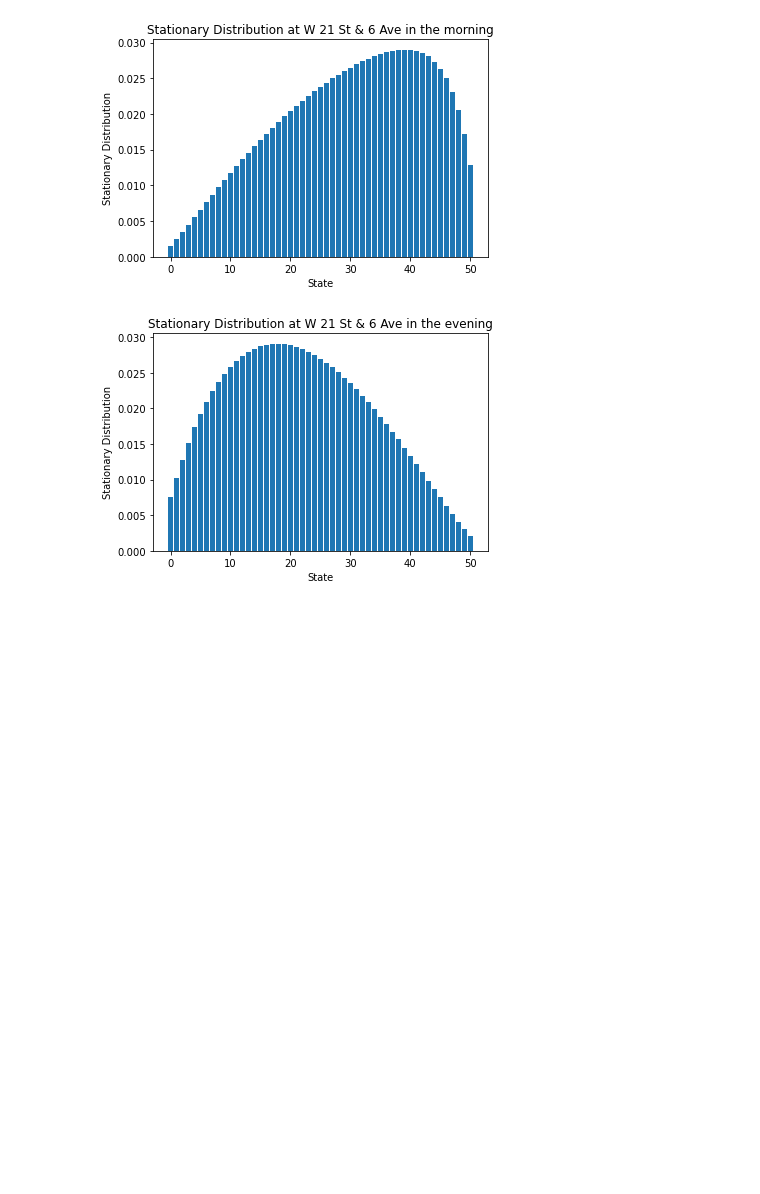
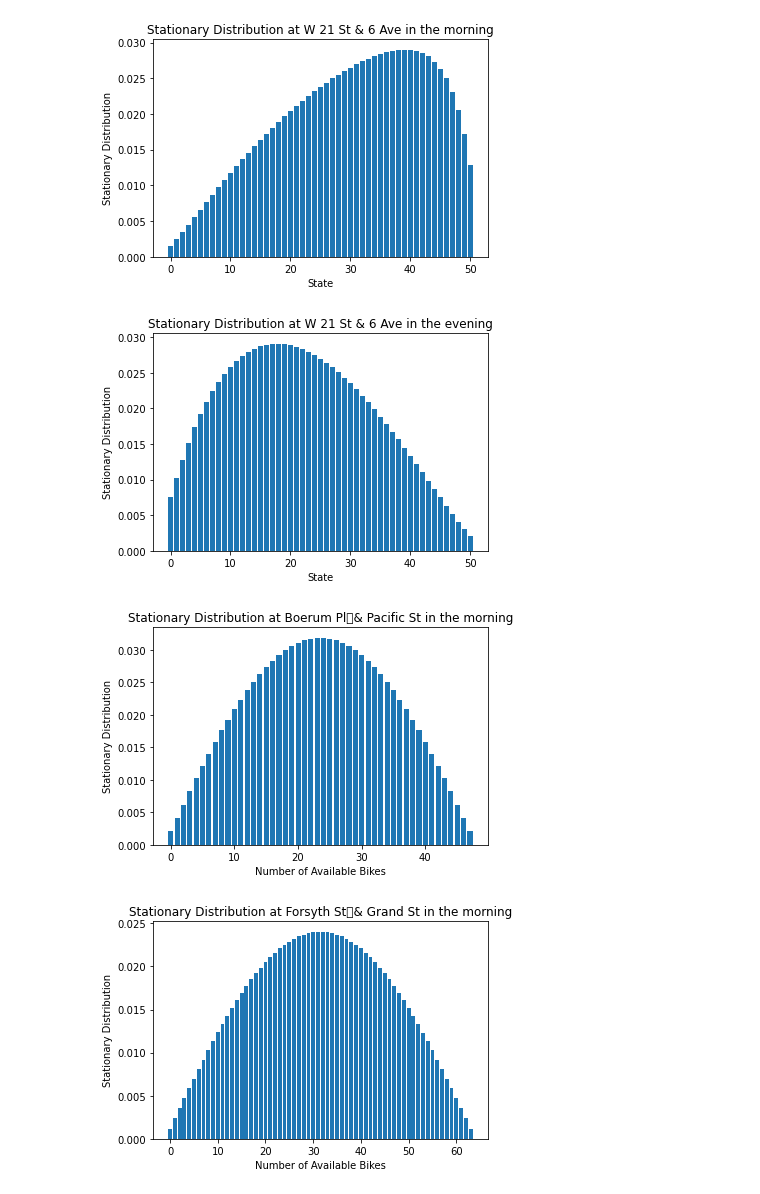
Before and after one commit to hoangdang62/Modeling-Availability-of-Citi-Bike-Stations, a Jupyter notebook: citibike-latest.ipynb, the cells around one changed output. Drawn from its saved outputs; the diff is of its cells as text; code cells hidden in the pictures; blank space fills up the shorter version.

```diff
--- a/citibike-latest.ipynb
+++ b/citibike-latest.ipynb
@@ -162,3 +162,35 @@ The steady-state number of bikes of the W 21 St & 6 Ave station in the evening i
 [figure]
 [figure]
 [figure]
+# %%
+all_stations = list(set.union(set(df['start_station_name']), set(df['end_station_name'])))
+all_stations.remove(np.nan)
+remove_stations = []
+for station in all_stations:
+    try:
+        #Filter data using station name
+        df_filtered = df[(df['start_station_name'] == station) | (df['end_station_name'] == station)]
+
+        #Filter weekdays
+        df_filtered = df_filtered[df_filtered['weekday'] < 5]
+
+        #Filter outlier durations
+        df_filtered = df_filtered[~((df_filtered['start_station_name'] == df_filtered['end_station_name'])
+                                  & (df_filtered['duration_min'] < 1))]
+        df_filtered = df_filtered[(df_filtered['duration_min'] > 0) & (df_filtered['duration_min'] < 120)]
+        for time_block in ['morning', 'evening']:
+            probMat = generateTransProbMat(station, dates, time_block)
+            pis = calculateStatDist(probMat)
+            plt.figure()
+            plt.bar(range(getStationCapacity(station)+1), pis)
+            plt.title('Stationary Distribution at {0} in the {1}'.format(station, time_block))
+            plt.xlabel('Number of Available Bikes')
+            plt.ylabel('Stationary Distribution')
+            filename = 'Plots/' + station + '_' + time_block + '.png'
+            plt.savefig(filename, transparent=False)
+            plt.close()
+    except Exception as e:
+        remove_stations.append(station)
+# %% [output]
+[figure, added]
+[figure, added]
```
Also changed, not shown: parts of 3 cells of this notebook, 1 other file.
